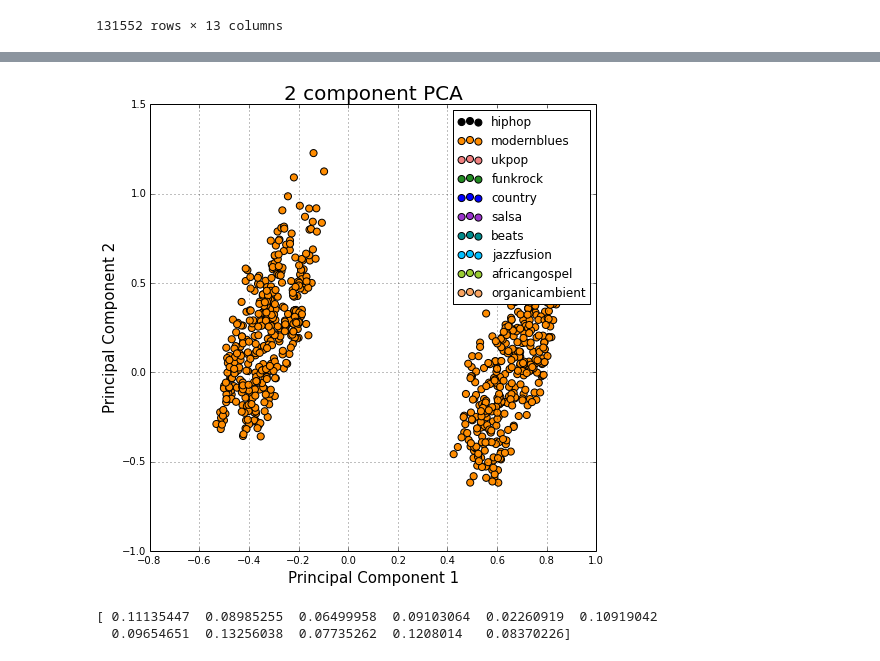
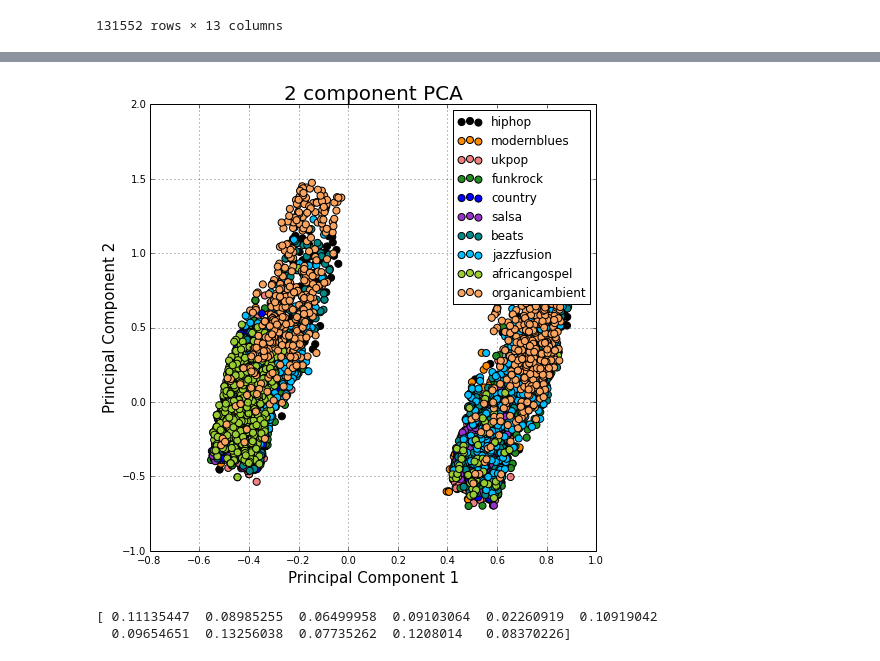
Before and after one commit to adr27/Song-Genre-Classifier, a Jupyter notebook: Project_CK_v1.ipynb, the cells around one changed output, grey strips where cells are left out. Drawn from its saved outputs; the diff is of its cells as text; code cells hidden in the pictures.

```diff
--- a/Project_CK_v1.ipynb
+++ b/Project_CK_v1.ipynb
@@ -179,32 +211,35 @@ AttributeError: 'module' object has no attribute '_colors_full_map'
 # %%
 #PCA
+realData_Genre=pd.DataFrame(realData.Genre)
+realData_Genre.index=range(len(realData_Genre))
 pca = PCA(n_components=2)
 principalComponents = pca.fit_transform(realData.iloc[:,1:12])
 principalDf = pd.DataFrame(data = principalComponents
              , columns = ['principal component 1', 'principal component 2'])
-finalDf = pd.concat([principalDf, realData.Genre], axis = 1)
+finalDf = pd.concat([principalDf, realData_Genre], axis = 1)
 
 fig = plt.figure(figsize = (8,8))
 ax = fig.add_subplot(1,1,1)
 ax.set_xlabel('Principal Component 1', fontsize = 15)
 ax.set_ylabel('Principal Component 2', fontsize = 15)
 ax.set_title('2 component PCA', fontsize = 20)
+
 targets = ['hiphop','modernblues', 'ukpop','funkrock',
              'country','salsa','beats','jazzfusion',
             'africangospel','organicambient']
 colors = ['black', 'darkorange', 'lightcoral', 'forestgreen',
           'blue', 'darkorchid', 'darkcyan', 'deepskyblue',
           'yellowgreen','sandybrown']
 for target, color in zip(targets,colors):
     indicesToKeep = finalDf['Genre'] == target
     ax.scatter(finalDf.loc[indicesToKeep, 'principal component 1']
                , finalDf.loc[indicesToKeep, 'principal component 2']
                , c = color
                , s = 50)
 ax.legend(targets)
 ax.grid()
 # %% [output]
-[figure, old version]
+[figure, new version]
 # %%
 ##feature importance
 X = train1  #independent columns
```
Also changed, not shown: parts of 16 cells of this notebook.
